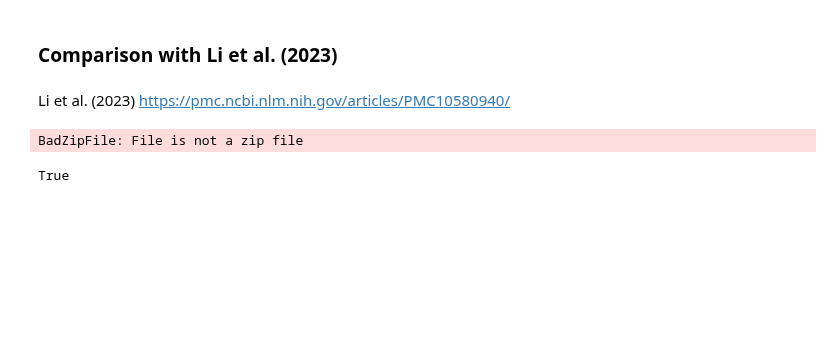
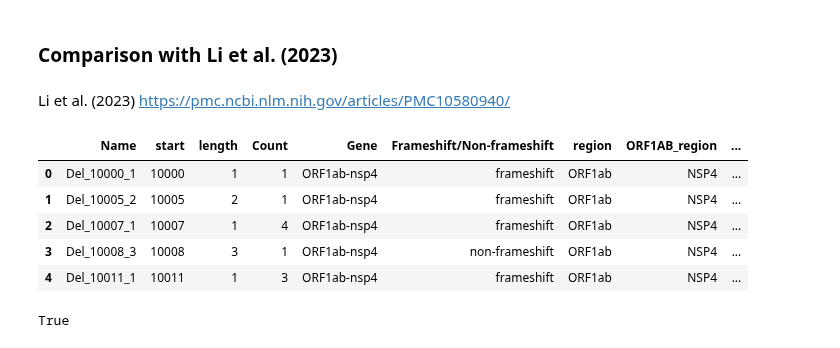
Before and after one commit to jeromekelleher/sc2ts-paper, a Jupyter notebook: notebooks/tab_deletions.ipynb, the cells around one changed output. Saved outputs shown, nothing was run; the diff lists cells and outputs as text; code cells hidden in the pictures; blank space fills up the shorter version.

```diff
--- a/notebooks/tab_deletions.ipynb
+++ b/notebooks/tab_deletions.ipynb
@@ -360,26 +364,30 @@ Start & Length & Region & Occurrences & Samples\\
 # %% [markdown]
 Li et al. (2023) https://pmc.ncbi.nlm.nih.gov/articles/PMC10580940/
 # %%
-# https://figshare.com/articles/figure/Identifying_featured_indels_associated_with_SARS-CoV-2_fitness/21834957
-# Downloads "TableS1-Indel types.xlsx"
-tabs1_url = "https://figshare.com/ndownloader/files/40119535"
-tabs1_df = pd.read_excel(tabs1_url, engine="openpyxl")
-
+# From https://figshare.com/articles/figure/Identifying_featured_indels_associated_with_SARS-CoV-2_fitness/21834957
+# File 40119535 is "TableS1-Indel types.xlsx". The ndownloader URL has no extension and often
+# returns 202/empty HTML, so pandas cannot sniff the format. Read the local .xlsx instead.
+tabs1_path = Path("TableS1-Indel types.xlsx")
+tabs1_df = pd.read_excel(tabs1_path, engine="openpyxl")
 tabs1_df.rename(columns={"Start": "start", "Length": "length"}, inplace=True)
-
 tabs1_df["region"] = tabs1_df["start"].apply(get_genome_region)
 tabs1_df["ORF1AB_region"] = tabs1_df["start"].apply(get_ORF1AB_region)
 tabs1_df["spike_region"] = tabs1_df["start"].apply(get_spike_domain)
 
 # "In total, 31,642,407 deletion records and 1,981,308 insertion records were detected
 # in 9,149,680 filtered genomic sequences after removing indel records in 5′ and 3′ untranslated regions (UTR), and
 # there were 26,765 different types of deletions and 21,054 different types of insertions (Table S1)."
 num_samples_li = 9149680
 
 tabs1_df["li_freq"] = np.round(tabs1_df["Count"] / num_samples_li * 100, decimals=4)
 tabs1_df.head(5)
 # %% [output]
-BadZipFile: File is not a zip file
+|  | Name | start | length | Count | Gene | Frameshift/Non-frameshift | region | ORF1AB_region | ... |
+| 0 | Del_10000_1 | 10000 | 1 | 1 | ORF1ab-nsp4 | frameshift | ORF1ab | NSP4 | ... |
+| 1 | Del_10005_2 | 10005 | 2 | 1 | ORF1ab-nsp4 | frameshift | ORF1ab | NSP4 | ... |
+| 2 | Del_10007_1 | 10007 | 1 | 4 | ORF1ab-nsp4 | frameshift | ORF1ab | NSP4 | ... |
+| 3 | Del_10008_3 | 10008 | 3 | 1 | ORF1ab-nsp4 | non-frameshift | ORF1ab | NSP4 | ... |
+| 4 | Del_10011_1 | 10011 | 1 | 3 | ORF1ab-nsp4 | frameshift | ORF1ab | NSP4 | ... |
 # %%
 # Check that these are all deletions in tab 1 of Table S1.
 all(tabs1_df["Name"].str.startswith("Del_"))
```
Also changed, not shown: parts of 11 cells of this notebook.
